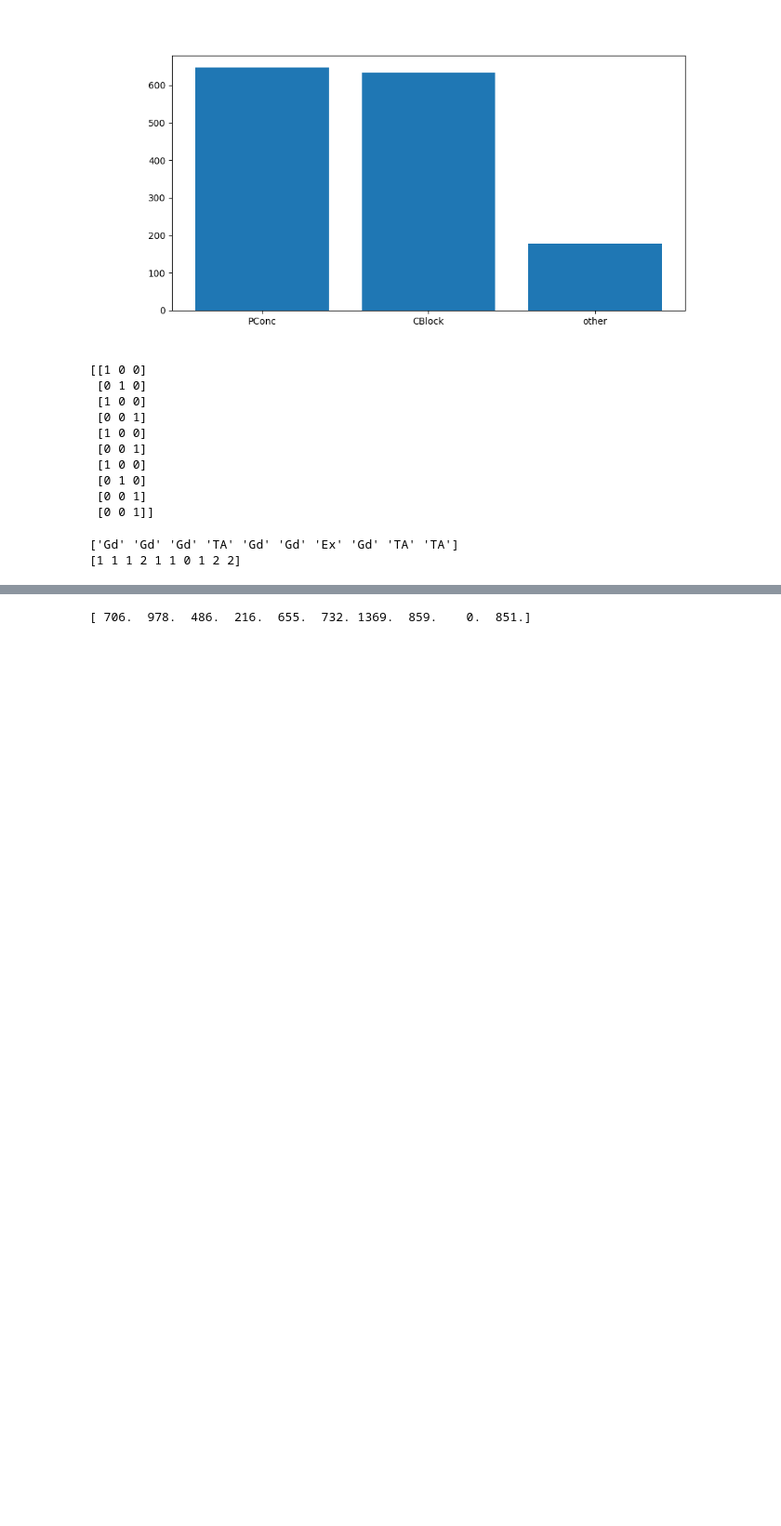
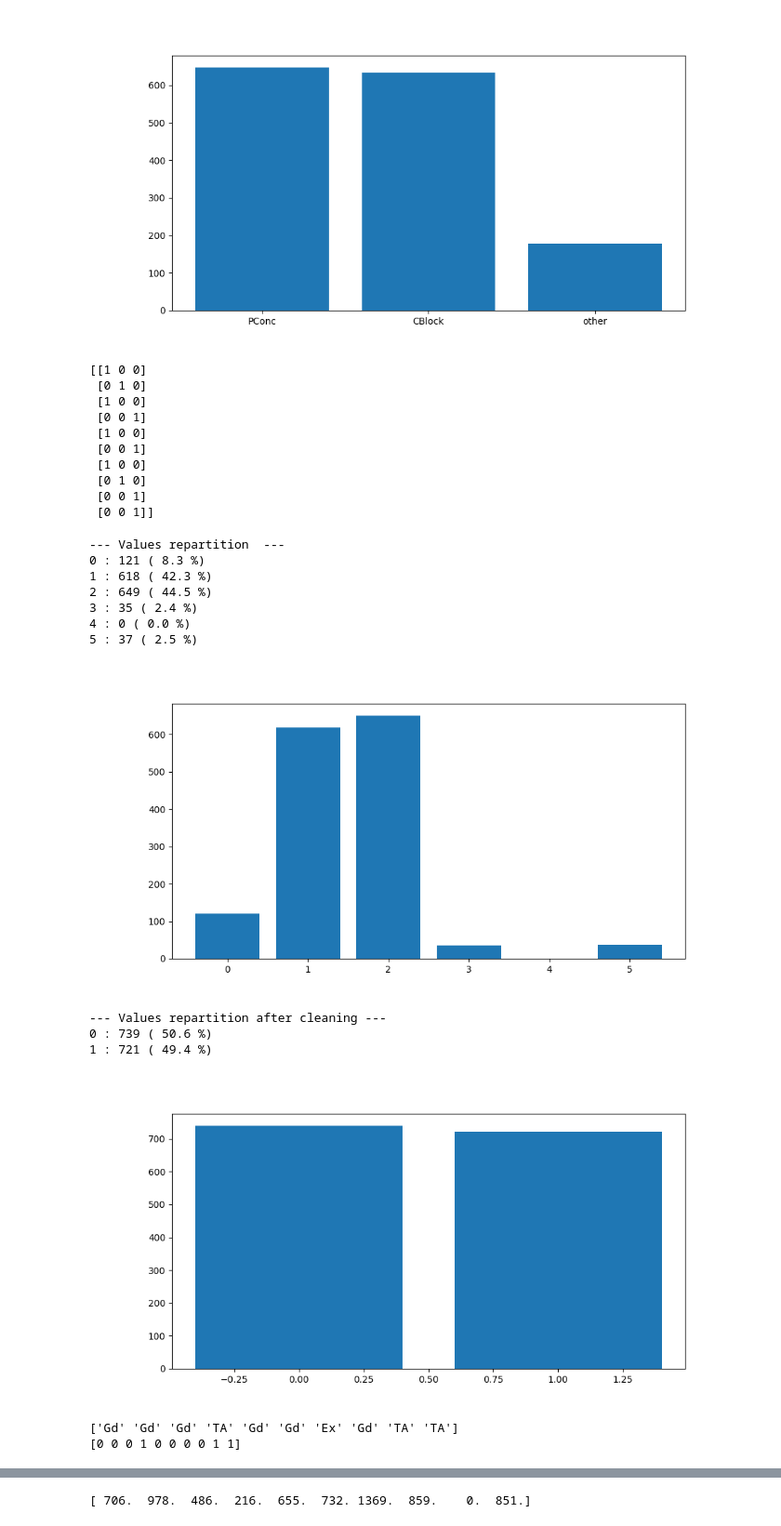
Before and after one commit to MaximeD34/house_price, a Jupyter notebook: data_processing.ipynb, the cells around one changed output, grey strips where cells are left out. Shown at 93% size. Cells and saved outputs as stored; diff of their text form; code cells hidden in the pictures; blank space fills up the shorter version.

```diff
--- a/data_processing.ipynb
+++ b/data_processing.ipynb
@@ -860,11 +860,36 @@ other : 179 ( 12.3 %)
 # %%
 #BsmtQual
 BsmtQual = data[:,30].copy()
 BsmtQual_mapping = {"Ex": 0, "Gd": 1, "TA": 2, "Fa": 3, "Po": 4, "NA": 5}
 BsmtQual = np.array([BsmtQual_mapping[qual] for qual in BsmtQual])
+
+printRepartion(BsmtQual, list(BsmtQual_mapping.values()))
+plotRepartition(BsmtQual, list(BsmtQual_mapping.values()))
+
+#0 <= [0, 1] and 1 <= [2, 3, 4]
+BsmtQual[BsmtQual <= 1] = 0
+BsmtQual[BsmtQual > 1] = 1
+
+BsmtQual_mapping = {"Ex, Gd": 0, "TA, Fa, Po, NA": 1}
+
+printRepartion(BsmtQual, list(BsmtQual_mapping.values()), "after cleaning")
+plotRepartition(BsmtQual, list(BsmtQual_mapping.values()))
+
 print(data[:10, 30])
 print(BsmtQual[:10])
 # %% [output]
-['Gd' 'Gd' 'Gd' 'TA' 'Gd' 'Gd' 'Ex' 'Gd' 'TA' 'TA']
-[1 1 1 2 1 1 0 1 2 2]
+--- Values repartition  ---
+0 : 121 ( 8.3 %)
+1 : 618 ( 42.3 %)
+2 : 649 ( 44.5 %)
+3 : 35 ( 2.4 %)
+4 : 0 ( 0.0 %)
+5 : 37 ( 2.5 %)
+[figure, added]
+--- Values repartition after cleaning ---
+0 : 739 ( 50.6 %)
+1 : 721 ( 49.4 %)
+[figure, added]
+['Gd' 'Gd' 'Gd' 'TA' 'Gd' 'Gd' 'Ex' 'Gd' 'TA' 'TA']
+[0 0 0 1 0 0 0 0 1 1]
 # %%
```
Also changed, not shown: parts of 3 cells of this notebook.
